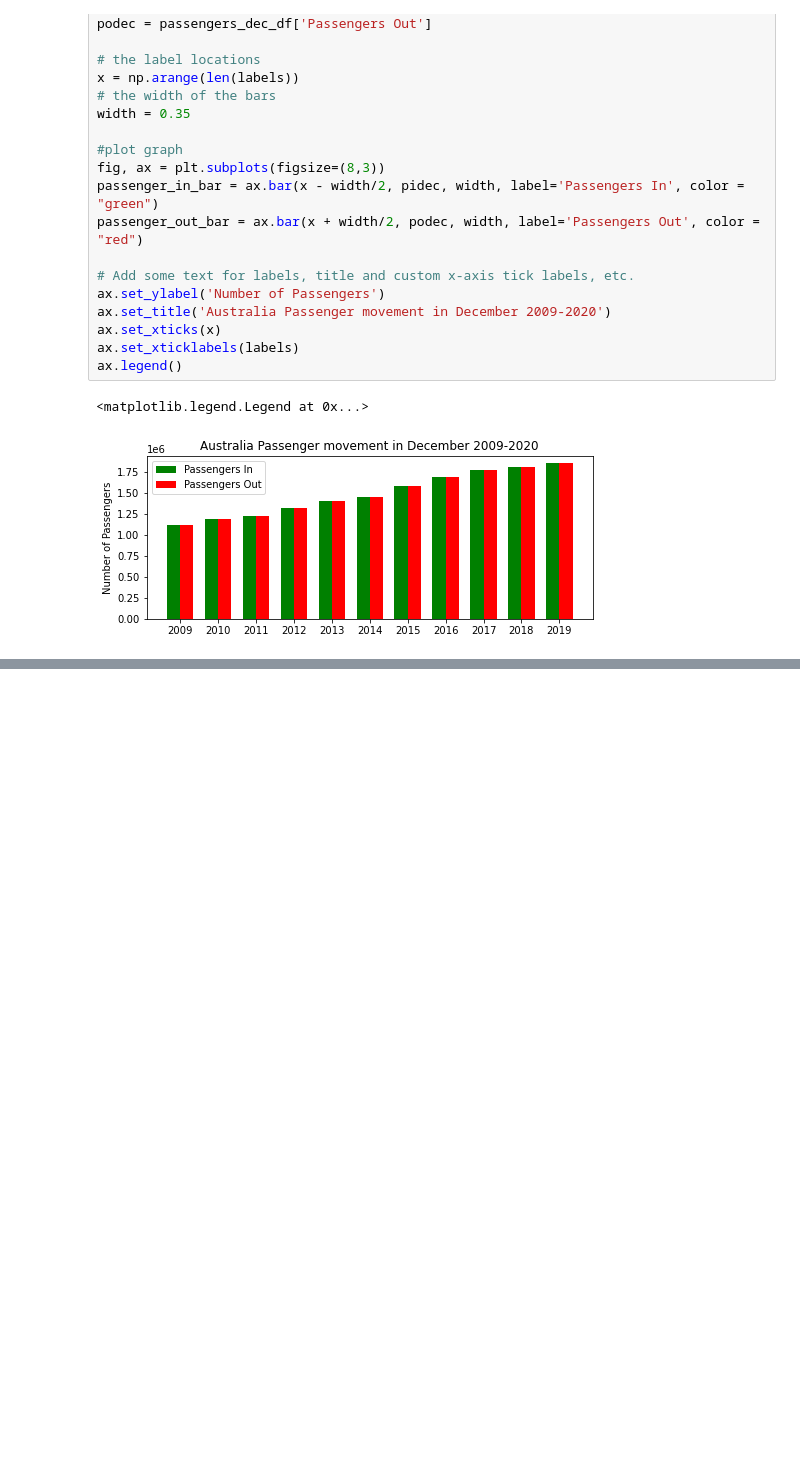
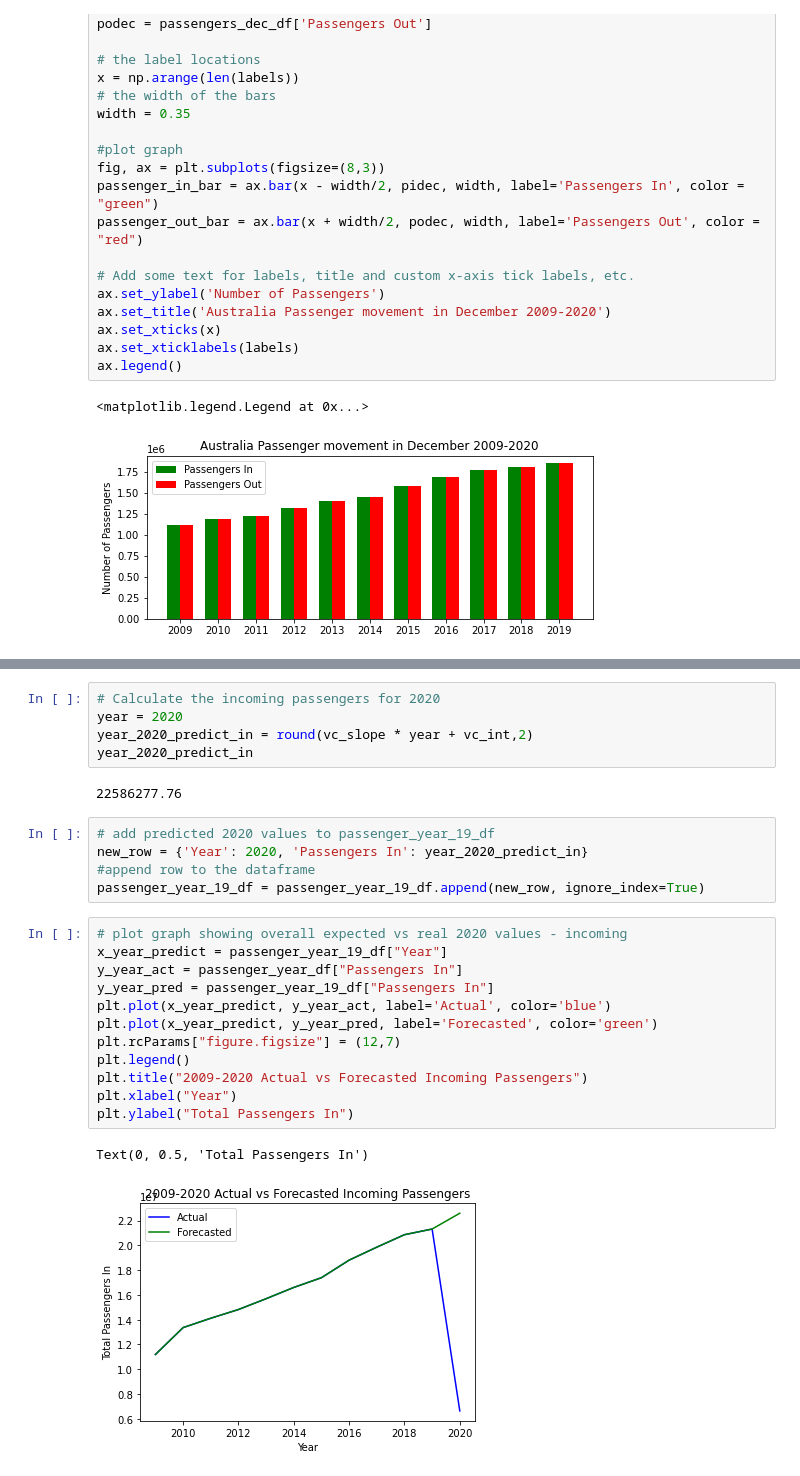
Before and after one commit to dianeyaneza/ebay-espresso, a Jupyter notebook: project_1.ipynb, the cells around one changed output, grey strips where cells are left out. Cells and saved outputs as stored; diff of their text form; blank space fills up the shorter version.

```diff
--- a/project_1.ipynb
+++ b/project_1.ipynb
@@ -571,0 +614,27 @@ ax.legend()
+# %%
+# Calculate the incoming passengers for 2020
+year = 2020
+year_2020_predict_in = round(vc_slope * year + vc_int,2)
+year_2020_predict_in
+# %% [output]
+22586277.76
+# %%
+# add predicted 2020 values to passenger_year_19_df
+new_row = {'Year': 2020, 'Passengers In': year_2020_predict_in}
+#append row to the dataframe
+passenger_year_19_df = passenger_year_19_df.append(new_row, ignore_index=True)
+# %%
+# plot graph showing overall expected vs real 2020 values - incoming
+x_year_predict = passenger_year_19_df["Year"]
+y_year_act = passenger_year_df["Passengers In"]
+y_year_pred = passenger_year_19_df["Passengers In"]
+plt.plot(x_year_predict, y_year_act, label='Actual', color='blue')
+plt.plot(x_year_predict, y_year_pred, label='Forecasted', color='green')
+plt.rcParams["figure.figsize"] = (12,7)
+plt.legend()
+plt.title("2009-2020 Actual vs Forecasted Incoming Passengers")
+plt.xlabel("Year")
+plt.ylabel("Total Passengers In")
+# %% [output]
+Text(0, 0.5, 'Total Passengers In')
+[figure, added]
```
Also changed, not shown: parts of 9 cells of this notebook.
